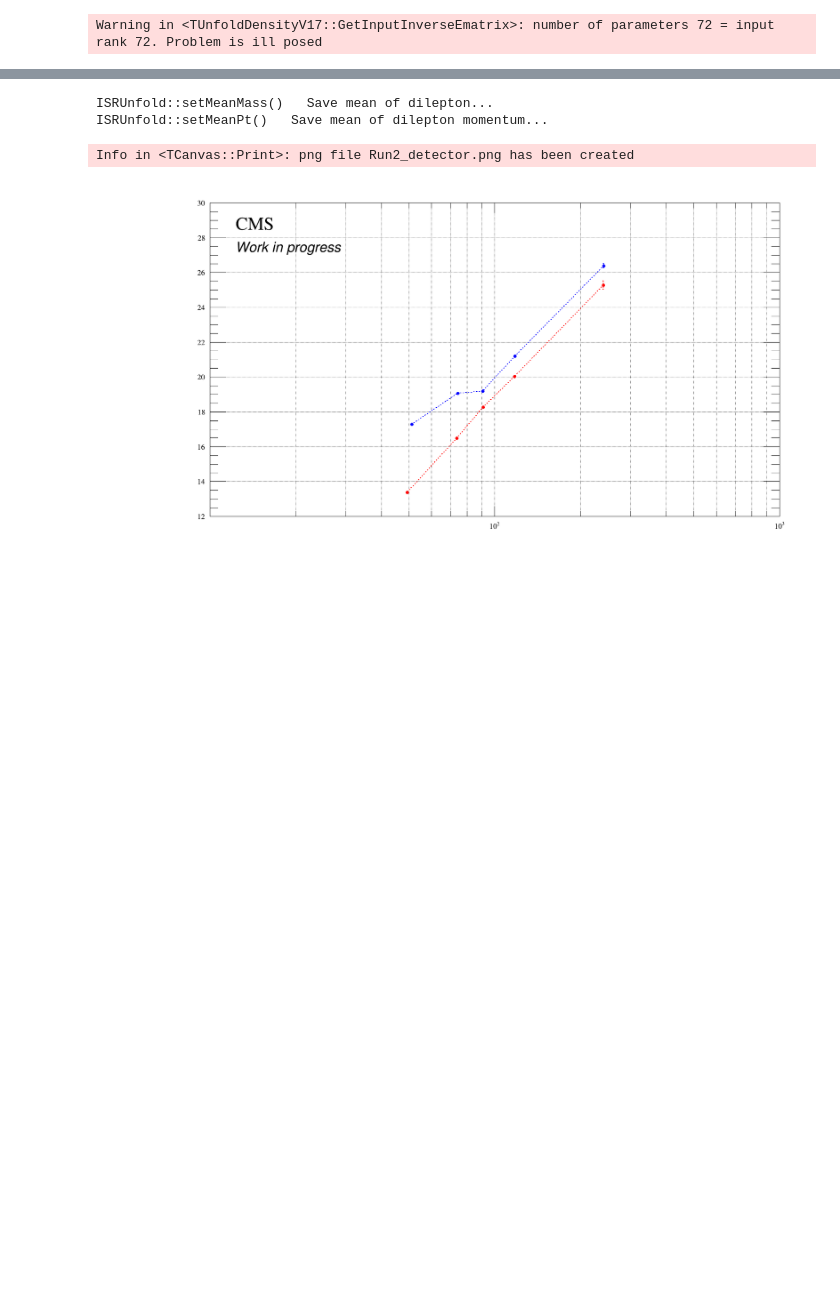
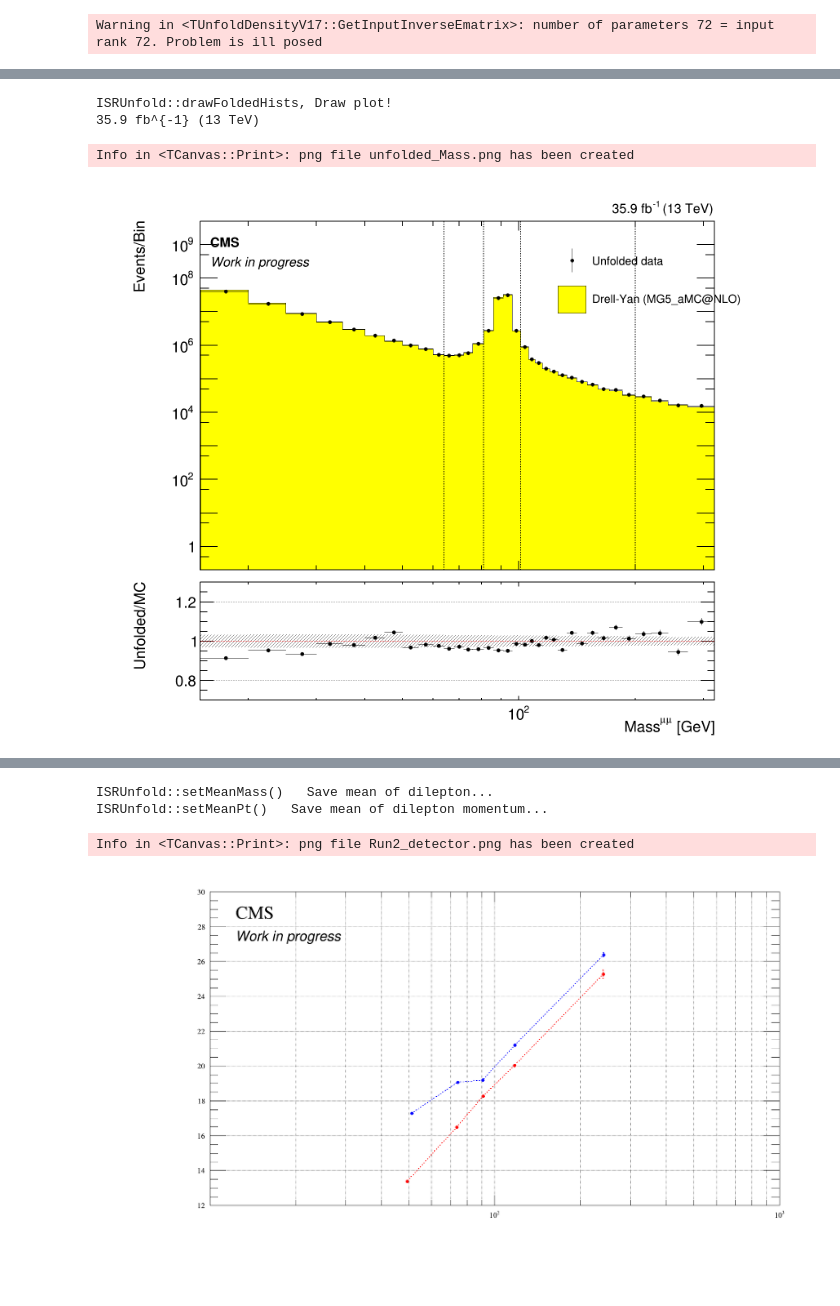
Before and after one commit to jhkim06/ISRAnalysis, a Jupyter notebook: ISR_analysis_v2.ipynb, the cells around one changed output, grey strips where cells are left out. Cells and saved outputs as stored; diff of their text form; code cells hidden in the pictures; blank space fills up the shorter version.

```diff
--- a/ISR_analysis_v2.ipynb
+++ b/ISR_analysis_v2.ipynb
@@ -107,0 +151,7 @@ Warning in <TUnfoldDensityV17::GetInputInverseEmatrix>: number of parameters 72
+# %%
+detUnfold_muon_2016.drawUnfPlot("Mass", "mass[UO];pt[UOC0]", True, "AlphaS")
+# %% [output]
+ISRUnfold::drawFoldedHists, Draw plot!
+35.9 fb^{-1} (13 TeV)
+Info in <TCanvas::Print>: png file unfolded_Mass.png has been created
+[figure, added]
```
Also changed, not shown: parts of 10 cells of this notebook, 3 other files.
